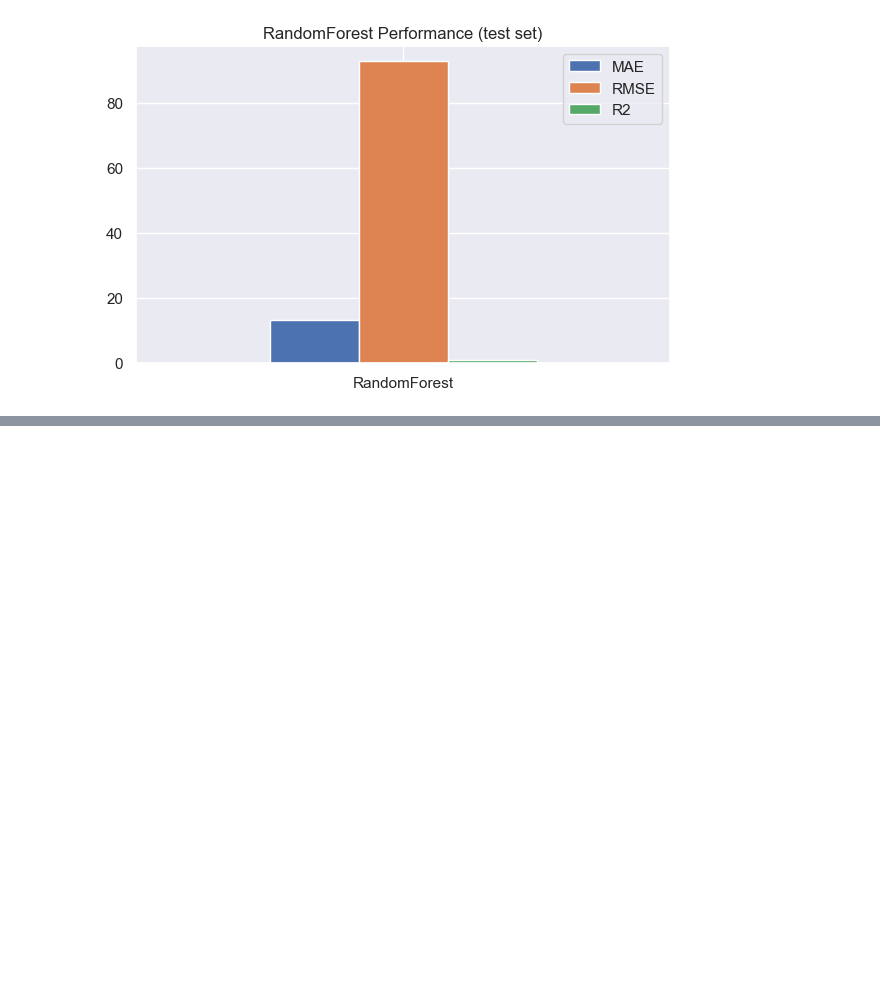
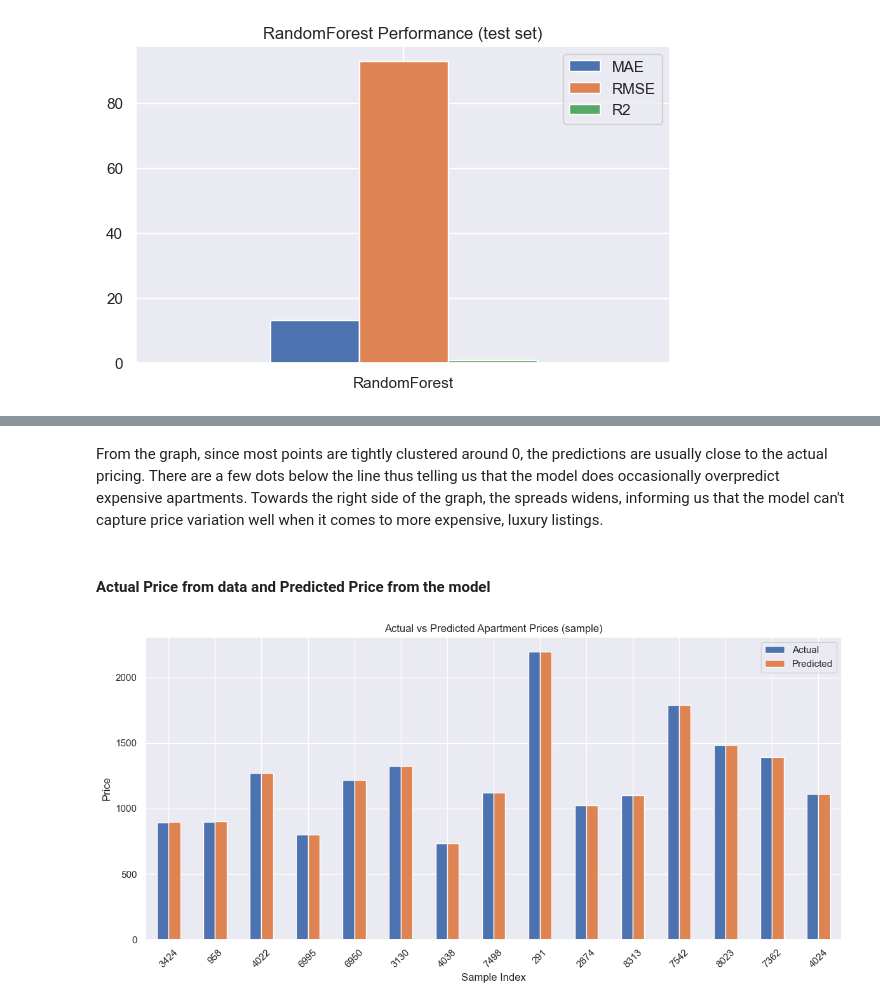
Before and after one commit to beatricemailum/CSCI316_GroupAssignment, a Jupyter notebook: CSCI316_G18_Task1.ipynb, the cells around one changed output, grey strips where cells are left out. Drawn from its saved outputs; the diff is of its cells as text; code cells hidden in the pictures; blank space fills up the shorter version.

```diff
--- a/CSCI316_G18_Task1.ipynb
+++ b/CSCI316_G18_Task1.ipynb
@@ -195,0 +374,24 @@ plt.show()
+# %% [markdown]
+From the graph, since most points are tightly clustered around 0, the predictions are usually close to the actual pricing. There are a few dots below the line thus telling us that the model does occasionally overpredict expensive apartments. Towards the right side of the graph, the spreads widens, informing us that the model can't capture price variation well when it comes to more expensive, luxury listings.
+# %% [markdown]
+#### Actual Price from data and Predicted Price from the model
+# %%
+sample_idx = np.random.choice(len(y_test), size=15, replace=False)
+sample_actual = y_test.iloc[sample_idx]
+sample_pred   = y_pred[sample_idx]
+
+plot_df = pd.DataFrame({
+    "Actual": sample_actual.values,
+    "Predicted": sample_pred
+},
+index=sample_actual.index)
+
+plot_df.plot(kind="bar", figsize=(12,6))
+plt.title("Actual vs Predicted Apartment Prices (sample)")
+plt.ylabel("Price")
+plt.xlabel("Sample Index")
+plt.xticks(rotation=45)
+plt.tight_layout()
+plt.show()
+# %% [output]
+[figure, added]
```
Also changed, not shown: parts of 16 cells of this notebook.
